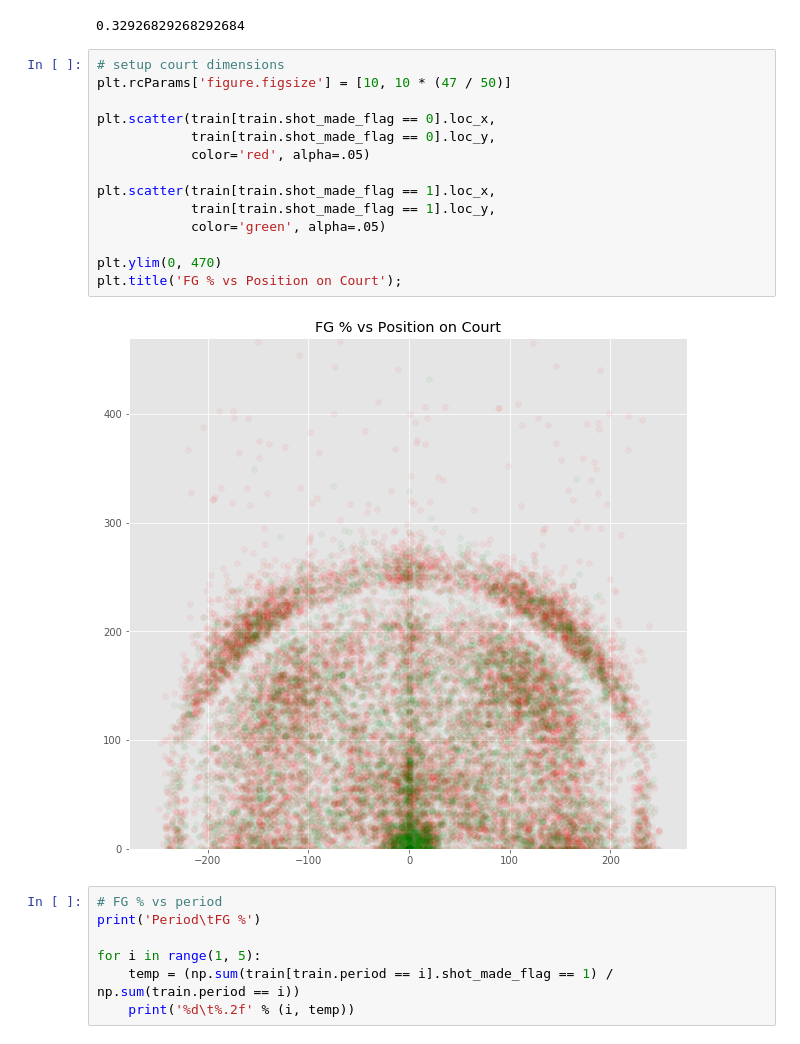
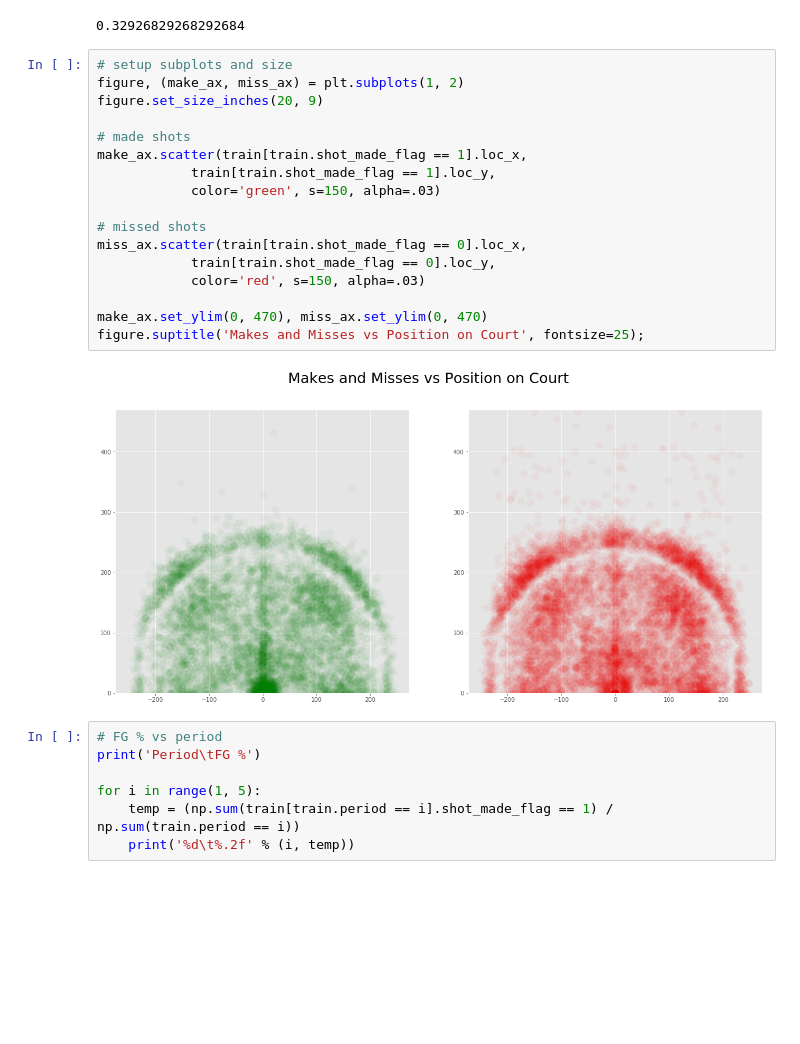
Before and after one commit to neil-ash/Kaggle, a Jupyter notebook: Kobe/Kobe_Kaggle_Viz.ipynb, the cells around one changed output. Drawn from its saved outputs; the diff is of its cells as text; blank space fills up the shorter version.

Commit message:
Split court plot

```diff
--- a/Kobe/Kobe_Kaggle_Viz.ipynb
+++ b/Kobe/Kobe_Kaggle_Viz.ipynb
@@ -98,22 +98,25 @@ np.sum(train[train.shot_type == '2PT Field Goal'].shot_made_flag == 1) / np.sum(
 np.sum(train[train.shot_type == '3PT Field Goal'].shot_made_flag == 1) / np.sum(train.shot_type == '3PT Field Goal')
 # %% [output]
 0.32926829268292684
-# %%
-# setup court dimensions
-plt.rcParams['figure.figsize'] = [10, 10 * (47 / 50)]
-
-plt.scatter(train[train.shot_made_flag == 0].loc_x,
-            train[train.shot_made_flag == 0].loc_y,
-            color='red', alpha=.05)
-
-plt.scatter(train[train.shot_made_flag == 1].loc_x,
-            train[train.shot_made_flag == 1].loc_y,
-            color='green', alpha=.05)
-
-plt.ylim(0, 470)
-plt.title('FG % vs Position on Court');
-# %% [output]
-[figure, removed]
+# %%
+# setup subplots and size
+figure, (make_ax, miss_ax) = plt.subplots(1, 2)
+figure.set_size_inches(20, 9)
+
+# made shots
+make_ax.scatter(train[train.shot_made_flag == 1].loc_x,
+            train[train.shot_made_flag == 1].loc_y,
+            color='green', s=150, alpha=.03)
+
+# missed shots
+miss_ax.scatter(train[train.shot_made_flag == 0].loc_x,
+            train[train.shot_made_flag == 0].loc_y,
+            color='red', s=150, alpha=.03)
+
+make_ax.set_ylim(0, 470), miss_ax.set_ylim(0, 470)
+figure.suptitle('Makes and Misses vs Position on Court', fontsize=25);
+# %% [output]
+[figure, added]
 # %%
 # FG % vs period
 print('Period\tFG %')
```
Also changed, not shown: parts of 2 cells of this notebook.
